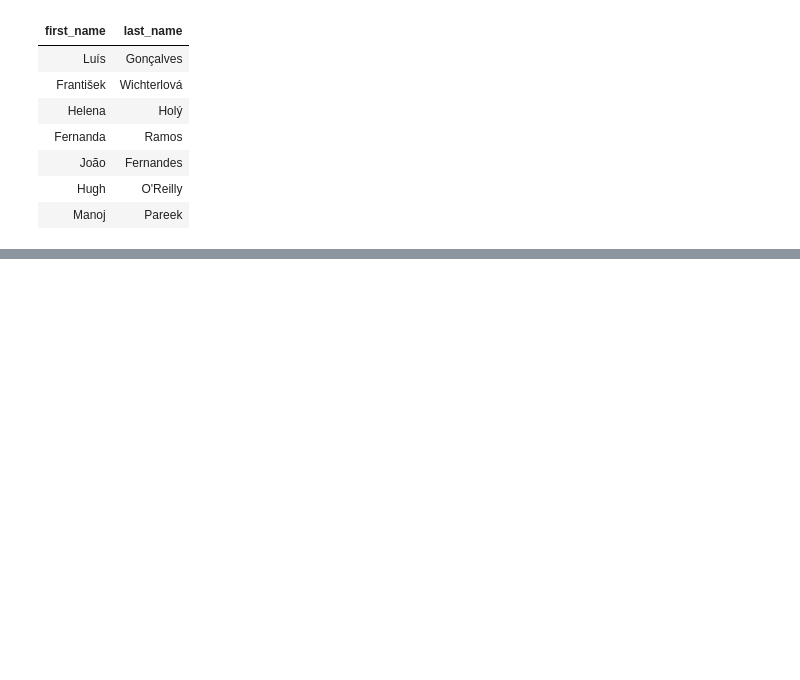
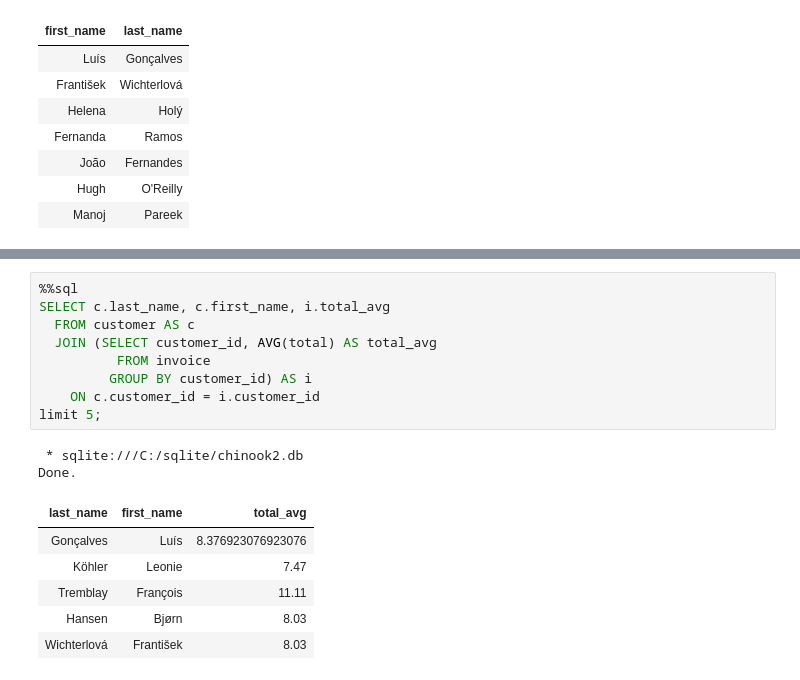
Before and after one commit to TomazFilgueira/Dq_Datascientist, a Jupyter notebook: 5 - Working with Datasources using SQL/5.5 - SQL Subqueries/5.5.2 - Multi-row and Multi-column Subqueries in SQL.ipynb, the cells around one changed output, grey strips where cells are left out. Drawn from its saved outputs; the diff is of its cells as text; blank space fills up the shorter version.

```diff
--- a/5 - Working with Datasources using SQL/5.5 - SQL Subqueries/5.5.2 - Multi-row and Multi-column Subqueries in SQL.ipynb
+++ b/5 - Working with Datasources using SQL/5.5 - SQL Subqueries/5.5.2 - Multi-row and Multi-column Subqueries in SQL.ipynb
@@ -162,0 +248,18 @@ Done.
+# %%
+%%sql
+SELECT c.last_name, c.first_name, i.total_avg
+  FROM customer AS c
+  JOIN (SELECT customer_id, AVG(total) AS total_avg
+          FROM invoice
+         GROUP BY customer_id) AS i
+    ON c.customer_id = i.customer_id
+limit 5;
+# %% [output]
+ * sqlite:///C:/sqlite/chinook2.db
+Done.
+| last_name | first_name | total_avg |
+| Gonçalves | Luís | 8.376923076923076 |
+| Köhler | Leonie | 7.47 |
+| Tremblay | François | 11.11 |
+| Hansen | Bjørn | 8.03 |
+| Wichterlová | František | 8.03 |
```
Also changed, not shown: parts of 9 cells of this notebook.
